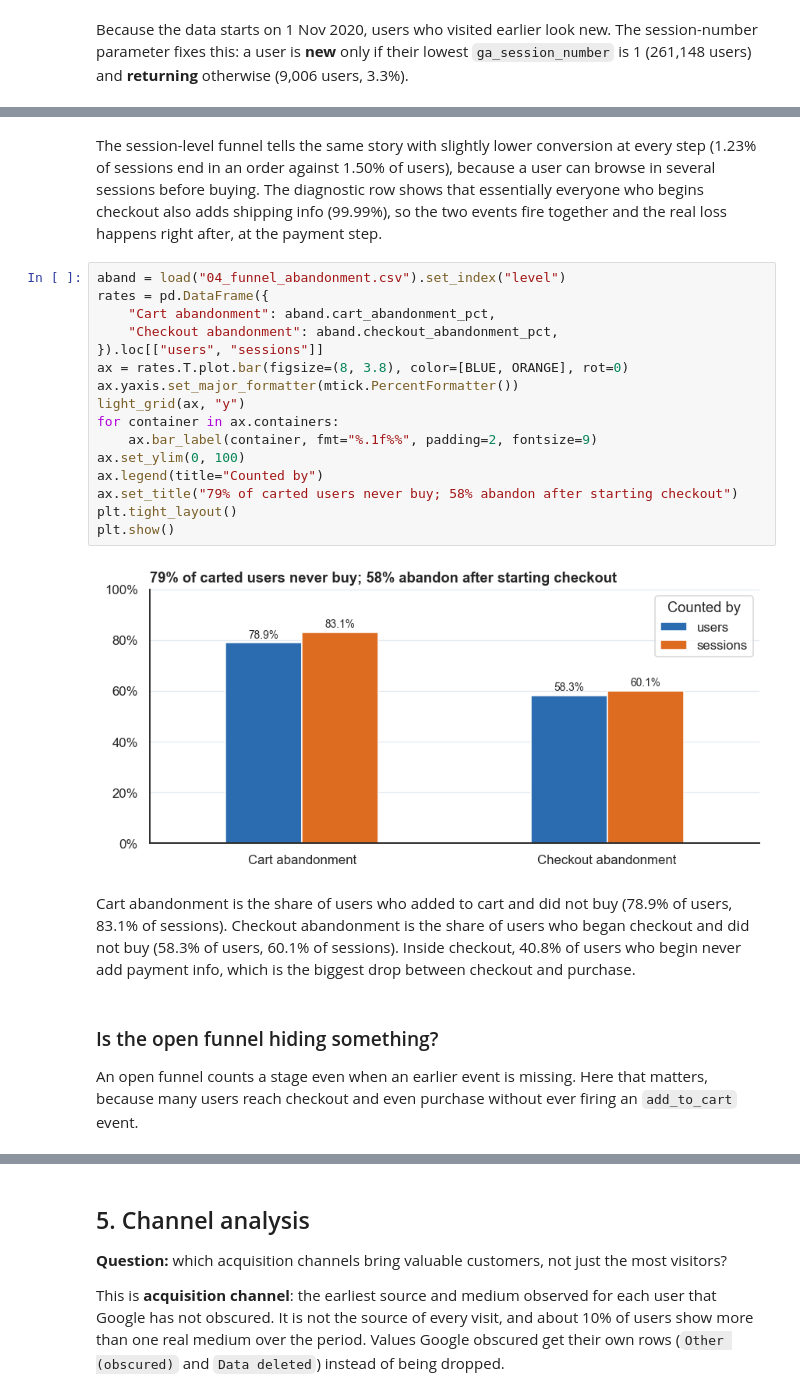
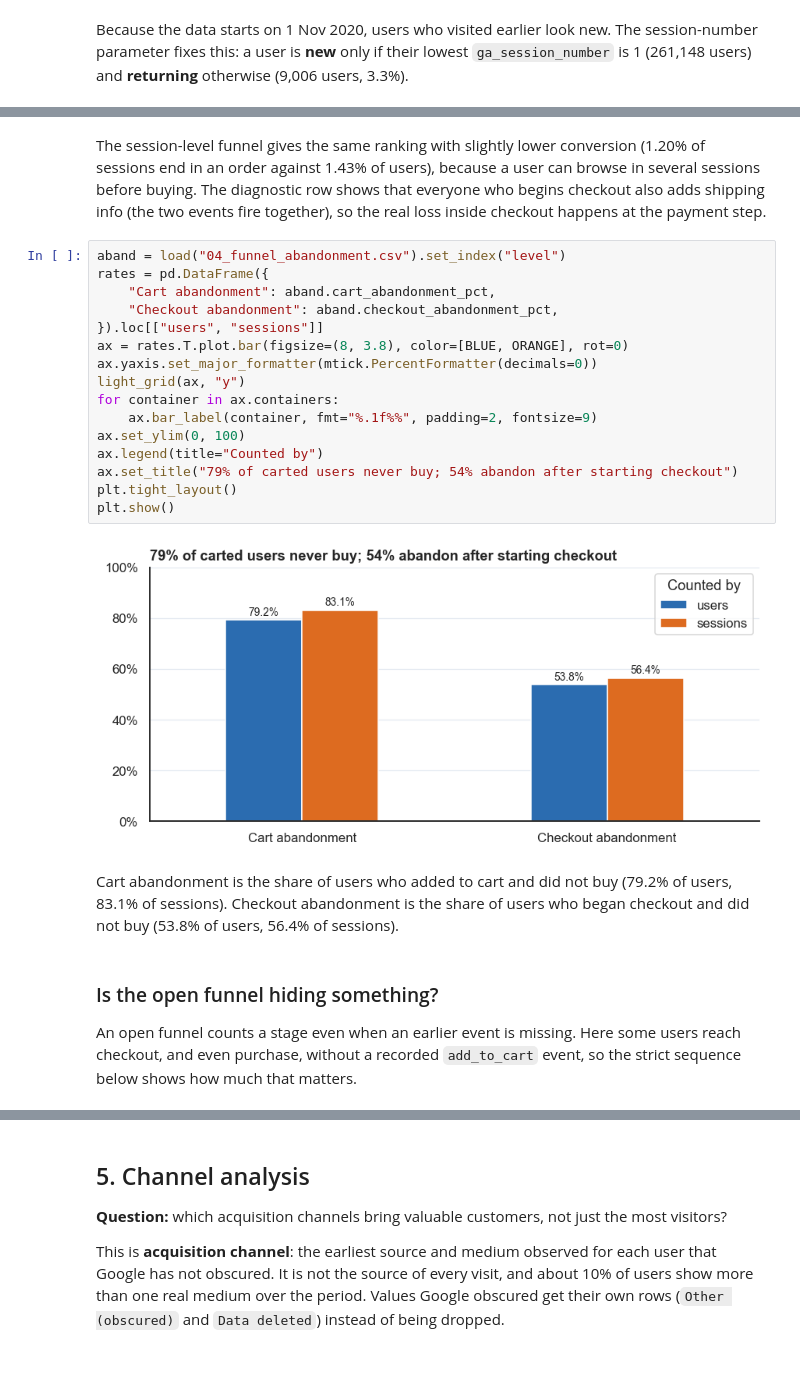
Before and after one commit to OmkarJayvantJadhav/Shop-Trail, a Jupyter notebook: notebooks/ShopTrail_Analysis.ipynb, the cells around one changed output, grey strips where cells are left out. Saved outputs shown, nothing was run; the diff lists cells and outputs as text; blank space fills up the shorter version.

```diff
--- a/notebooks/ShopTrail_Analysis.ipynb
+++ b/notebooks/ShopTrail_Analysis.ipynb
@@ -193,29 +256,29 @@ show.style.format({"Users": "{:,.0f}", "Sessions": "{:,.0f}", "Users lost": "{:,
 # %% [markdown]
-The session-level funnel tells the same story with slightly lower conversion at every step (1.23% of sessions end in an order against 1.50% of users), because a user can browse in several sessions before buying. The diagnostic row shows that essentially everyone who begins checkout also adds shipping info (99.99%), so the two events fire together and the real loss happens right after, at the payment step.
+The session-level funnel gives the same ranking with slightly lower conversion (1.20% of sessions end in an order against 1.43% of users), because a user can browse in several sessions before buying. The diagnostic row shows that everyone who begins checkout also adds shipping info (the two events fire together), so the real loss inside checkout happens at the payment step.
 # %%
 aband = load("04_funnel_abandonment.csv").set_index("level")
 rates = pd.DataFrame({
     "Cart abandonment": aband.cart_abandonment_pct,
     "Checkout abandonment": aband.checkout_abandonment_pct,
 }).loc[["users", "sessions"]]
 ax = rates.T.plot.bar(figsize=(8, 3.8), color=[BLUE, ORANGE], rot=0)
-ax.yaxis.set_major_formatter(mtick.PercentFormatter())
+ax.yaxis.set_major_formatter(mtick.PercentFormatter(decimals=0))
 light_grid(ax, "y")
 for container in ax.containers:
     ax.bar_label(container, fmt="%.1f%%", padding=2, fontsize=9)
 ax.set_ylim(0, 100)
 ax.legend(title="Counted by")
-ax.set_title("79% of carted users never buy; 58% abandon after starting checkout")
+ax.set_title("79% of carted users never buy; 54% abandon after starting checkout")
 plt.tight_layout()
 plt.show()
 # %% [output]
-[figure, old version]
+[figure, new version]
 # %% [markdown]
-Cart abandonment is the share of users who added to cart and did not buy (78.9% of users, 83.1% of sessions). Checkout abandonment is the share of users who began checkout and did not buy (58.3% of users, 60.1% of sessions). Inside checkout, 40.8% of users who begin never add payment info, which is the biggest drop between checkout and purchase.
+Cart abandonment is the share of users who added to cart and did not buy (79.2% of users, 83.1% of sessions). Checkout abandonment is the share of users who began checkout and did not buy (53.8% of users, 56.4% of sessions).
 # %% [markdown]
 ### Is the open funnel hiding something?
 
-An open funnel counts a stage even when an earlier event is missing. Here that matters, because many users reach checkout and even purchase without ever firing an `add_to_cart` event.
+An open funnel counts a stage even when an earlier event is missing. Here some users reach checkout, and even purchase, without a recorded `add_to_cart` event, so the strict sequence below shows how much that matters.
 # %%
 open_checks = load("04_funnel_open_checks.csv").iloc[0]
 strict = load("04_funnel_strict_check.csv").iloc[0]
```
Also changed, not shown: parts of 39 cells of this notebook, 6 other files.
